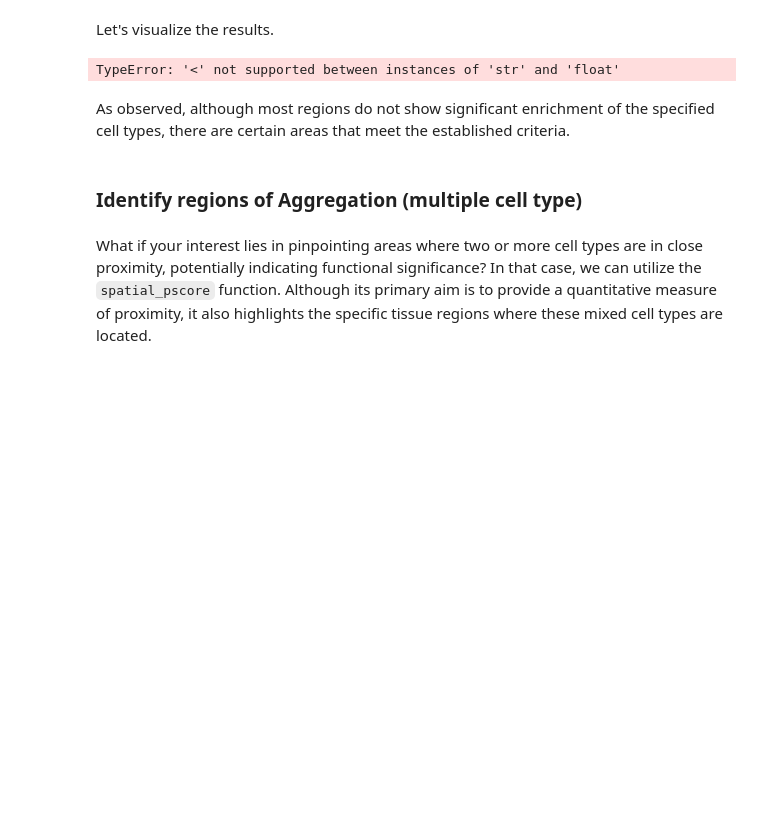
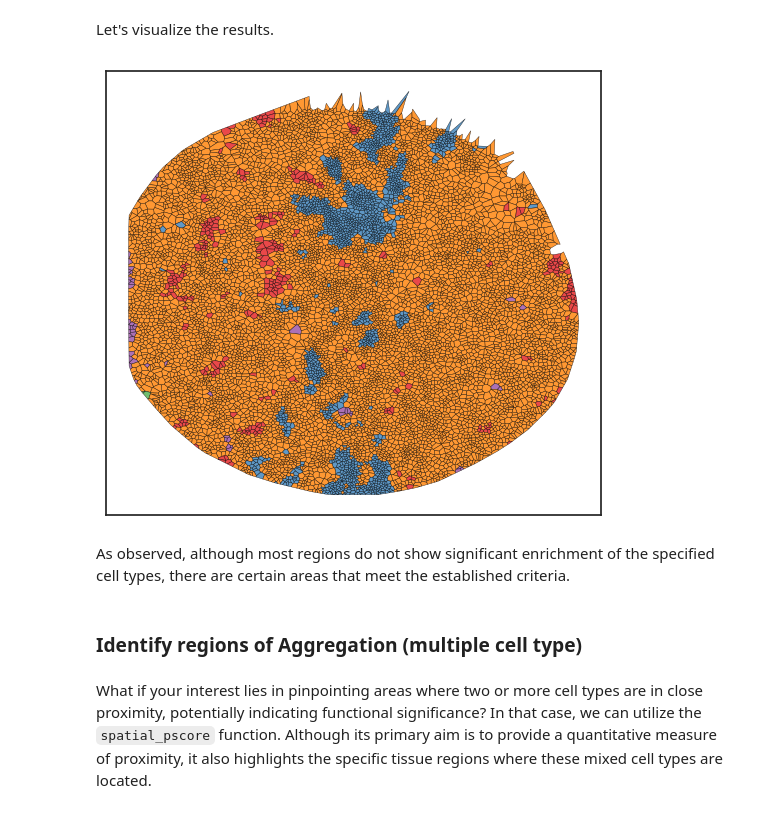
Before and after one commit to labsyspharm/scimap, a Jupyter notebook: docs/tutorials/nbs/Spatial Search.ipynb, the cells around one changed output. Cells and saved outputs as stored; diff of their text form; code cells hidden in the pictures; blank space fills up the shorter version.

```diff
--- a/docs/tutorials/nbs/Spatial Search.ipynb
+++ b/docs/tutorials/nbs/Spatial Search.ipynb
@@ -26,14 +24,14 @@ Let's visualize the results.
 # %%
 sm.pl.voronoi(adata, color_by='spatial_aggregate_radius',
                  voronoi_edge_color = 'black',
                  voronoi_line_width = 0.3,
                  voronoi_alpha = 0.8,
-                 size_max=7000,
+                 size_max=3000,
                  overlay_points=None,
                  plot_legend=True,
                  legend_size=6)
 # %% [output]
-TypeError: '<' not supported between instances of 'str' and 'float'
+[figure, added]
 # %% [markdown]
 As observed, although most regions do not show significant enrichment of the specified cell types, there are certain areas that meet the established criteria.
 # %% [markdown]
```
Also changed, not shown: parts of 7 cells of this notebook, 11 other files.
